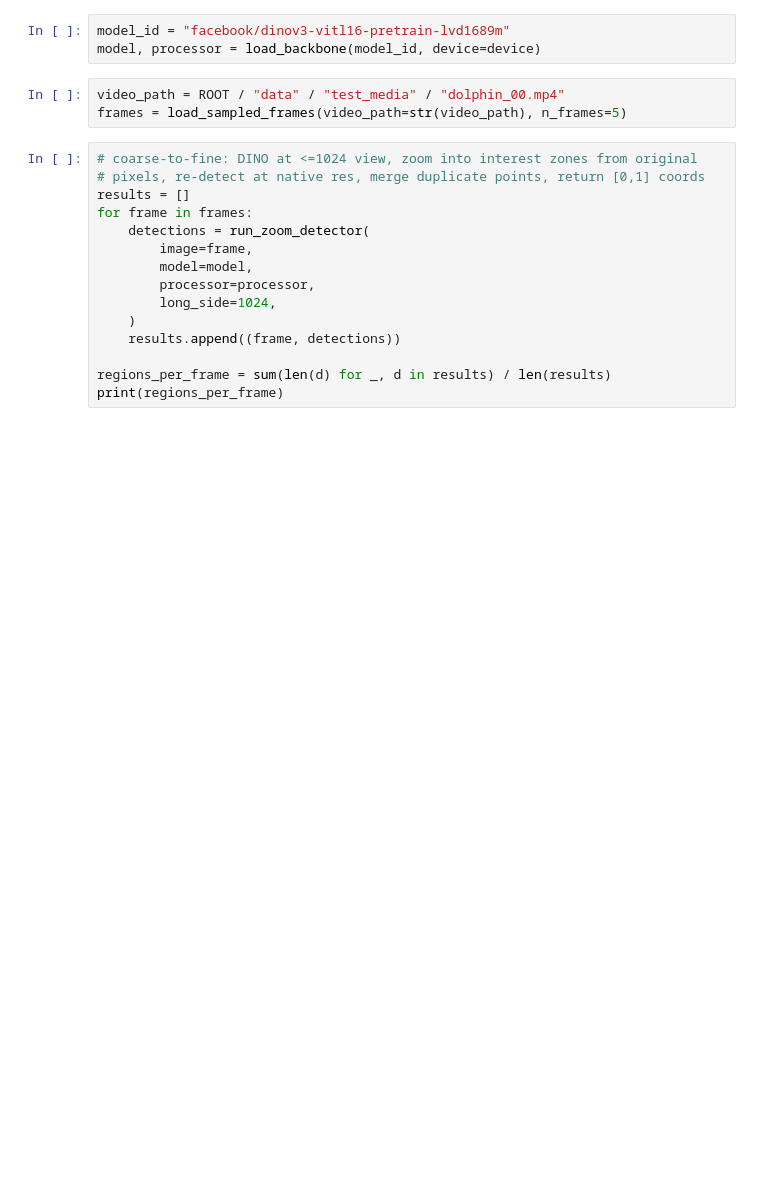
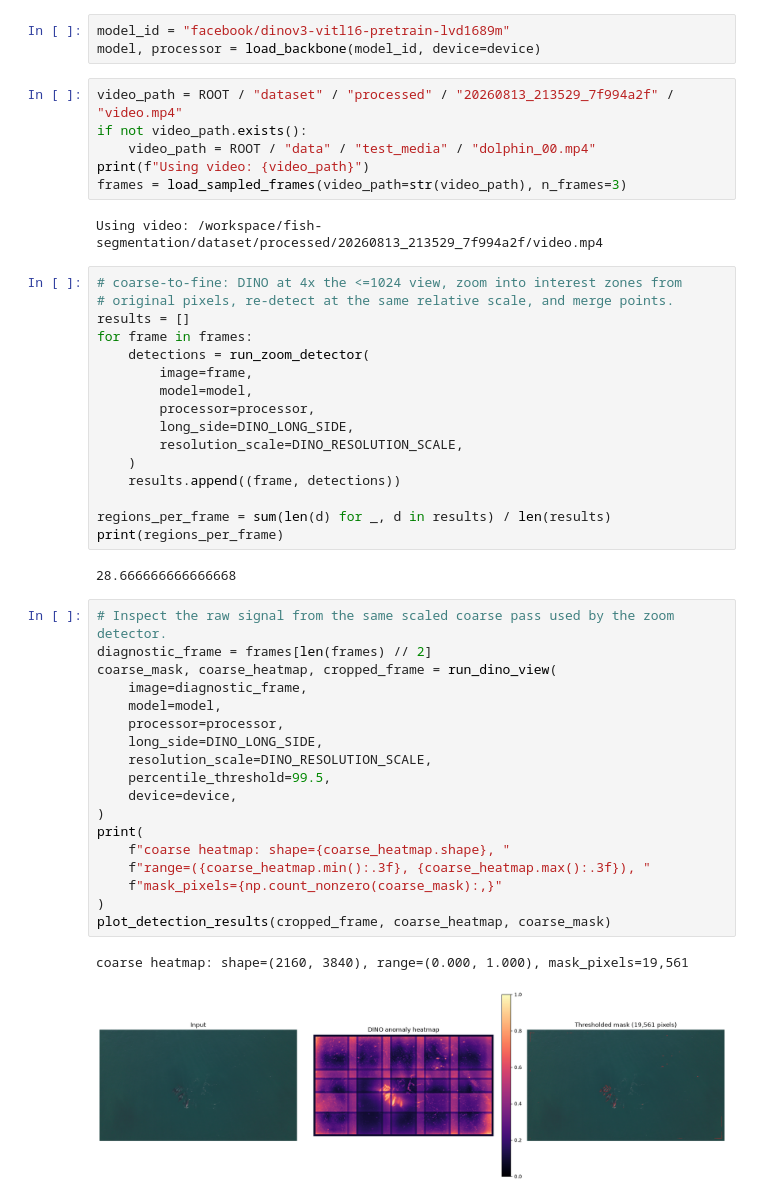
Before and after one commit to gllrmoliva/fish-segmentation, a Jupyter notebook: notebooks/03_dinov3_detect.ipynb, the cells around one changed output. Cells and saved outputs as stored; diff of their text form; blank space fills up the shorter version.

```diff
--- a/notebooks/03_dinov3_detect.ipynb
+++ b/notebooks/03_dinov3_detect.ipynb
@@ -18,23 +25,52 @@ print(device)
 model_id = "facebook/dinov3-vitl16-pretrain-lvd1689m"
 model, processor = load_backbone(model_id, device=device)
 # %%
-video_path = ROOT / "data" / "test_media" / "dolphin_00.mp4"
-frames = load_sampled_frames(video_path=str(video_path), n_frames=5)
+video_path = ROOT / "dataset" / "processed" / "20260813_213529_7f994a2f" / "video.mp4"
+if not video_path.exists():
+    video_path = ROOT / "data" / "test_media" / "dolphin_00.mp4"
+print(f"Using video: {video_path}")
+frames = load_sampled_frames(video_path=str(video_path), n_frames=3)
+# %% [output]
+Using video: /workspace/fish-segmentation/dataset/processed/20260813_213529_7f994a2f/video.mp4
 # %%
-# coarse-to-fine: DINO at <=1024 view, zoom into interest zones from original
-# pixels, re-detect at native res, merge duplicate points, return [0,1] coords
+# coarse-to-fine: DINO at 4x the <=1024 view, zoom into interest zones from
+# original pixels, re-detect at the same relative scale, and merge points.
 results = []
 for frame in frames:
     detections = run_zoom_detector(
         image=frame,
         model=model,
         processor=processor,
-        long_side=1024,
+        long_side=DINO_LONG_SIDE,
+        resolution_scale=DINO_RESOLUTION_SCALE,
     )
     results.append((frame, detections))
 
 regions_per_frame = sum(len(d) for _, d in results) / len(results)
 print(regions_per_frame)
+# %% [output]
+28.666666666666668
+# %%
+# Inspect the raw signal from the same scaled coarse pass used by the zoom detector.
+diagnostic_frame = frames[len(frames) // 2]
+coarse_mask, coarse_heatmap, cropped_frame = run_dino_view(
+    image=diagnostic_frame,
+    model=model,
+    processor=processor,
+    long_side=DINO_LONG_SIDE,
+    resolution_scale=DINO_RESOLUTION_SCALE,
+    percentile_threshold=99.5,
+    device=device,
+)
+print(
+    f"coarse heatmap: shape={coarse_heatmap.shape}, "
+    f"range=({coarse_heatmap.min():.3f}, {coarse_heatmap.max():.3f}), "
+    f"mask_pixels={np.count_nonzero(coarse_mask):,}"
+)
+plot_detection_results(cropped_frame, coarse_heatmap, coarse_mask)
+# %% [output]
+coarse heatmap: shape=(2160, 3840), range=(0.000, 1.000), mask_pixels=19,561
+[figure, added]
 # %%
 # visualize merged points on the full-res frame
 import numpy as np
```
Also changed, not shown: parts of 5 cells of this notebook, 5 other files.
